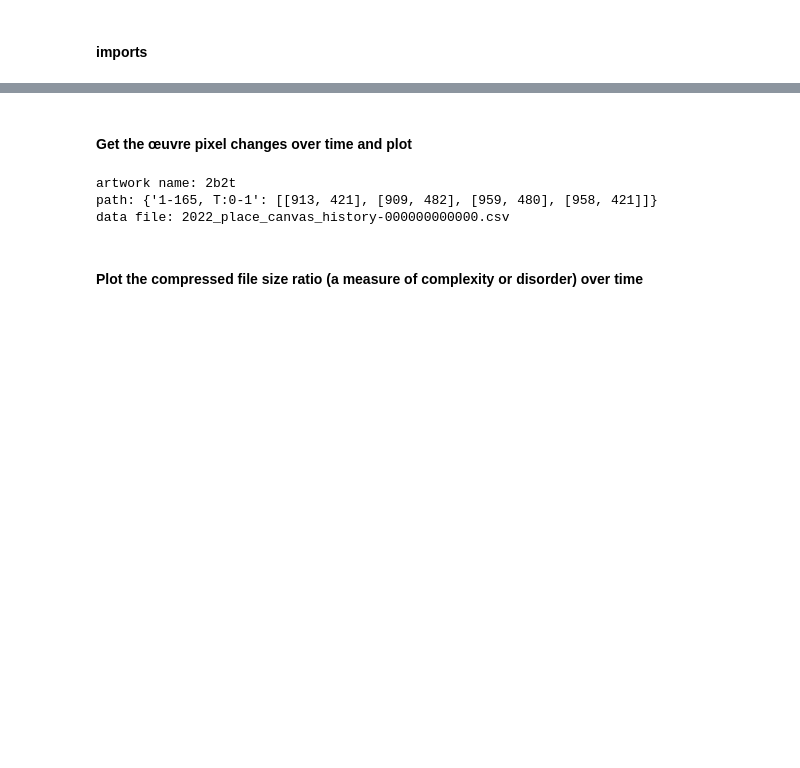
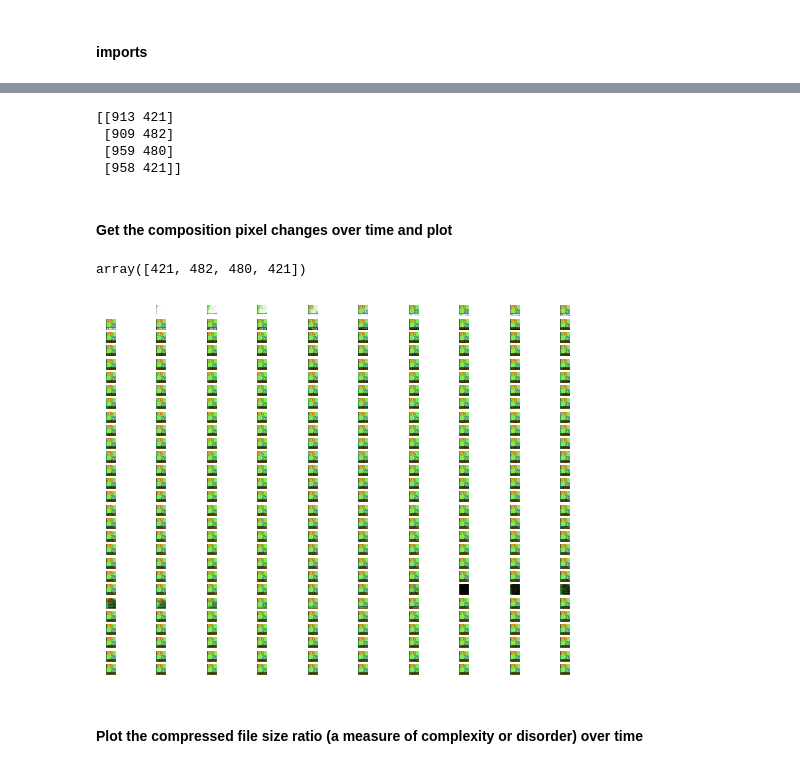
Before and after one commit to AnnieStephenson/r-place-emergence, a Jupyter notebook: tutorial.ipynb, the cells around one changed output, grey strips where cells are left out. Cells and saved outputs as stored; diff of their text form; code cells hidden in the pictures; blank space fills up the shorter version.

```diff
--- a/tutorial.ipynb
+++ b/tutorial.ipynb
@@ -26,0 +22,2 @@ total_time = 1 #hrs
+# %%
+atlas_id_index = '000006' # image/artwork id number
@@ -26,0 +26,2 @@ total_time = 1 #hrs
+# %%
+pixel_changes_all = rp.get_all_pixel_changes()
@@ -26,0 +32,7 @@ total_time = 1 #hrs
+# %%
+print(canvas_comp.border_path)
+# %% [output]
+[[913 421]
+ [909 482]
+ [959 480]
+ [958 421]]
@@ -27,2 +43,2 @@ total_time = 1 #hrs
 # %% [markdown]
-#### Get the œuvre pixel changes over time and plot
+#### Get the composition pixel changes over time and plot
@@ -29,12 +48,12 @@ total_time = 1 #hrs
+# %%
+canvas_comp.border_path[:,1]
+# %% [output]
+array([421, 482, 480, 421])
 # %%
-(artwork_pixel_changes_combined,
-                 time_inds_list)= rp.show_art_over_time(id_name,
-                                                        file_numbers,
-                                                        time_interval,
-                                                        total_time = total_time)
+time_inds_list = rp.show_part_over_time(canvas_comp,
+                                        time_interval,
+                                        total_time = total_time)
 # %% [output]
-artwork name: 2b2t
-path: {'1-165, T:0-1': [[913, 421], [909, 482], [959, 480], [958, 421]]}
-data file: 2022_place_canvas_history-000000000000.csv
+[figure, added]
 # %% [markdown]
 #### Plot the compressed file size ratio (a measure of complexity or disorder) over time
```
Also changed, not shown: parts of 10 cells of this notebook, 1 other file.
